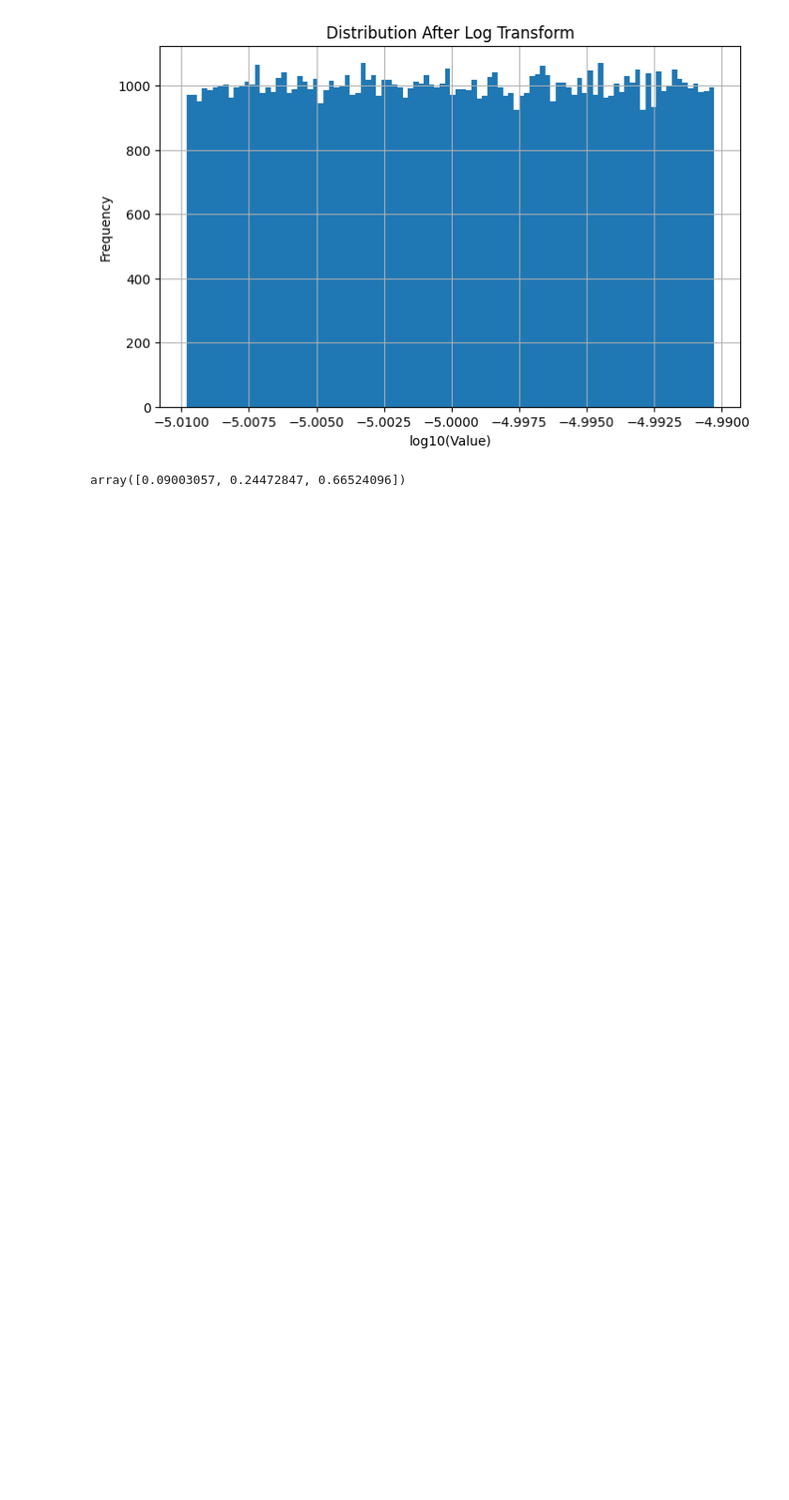
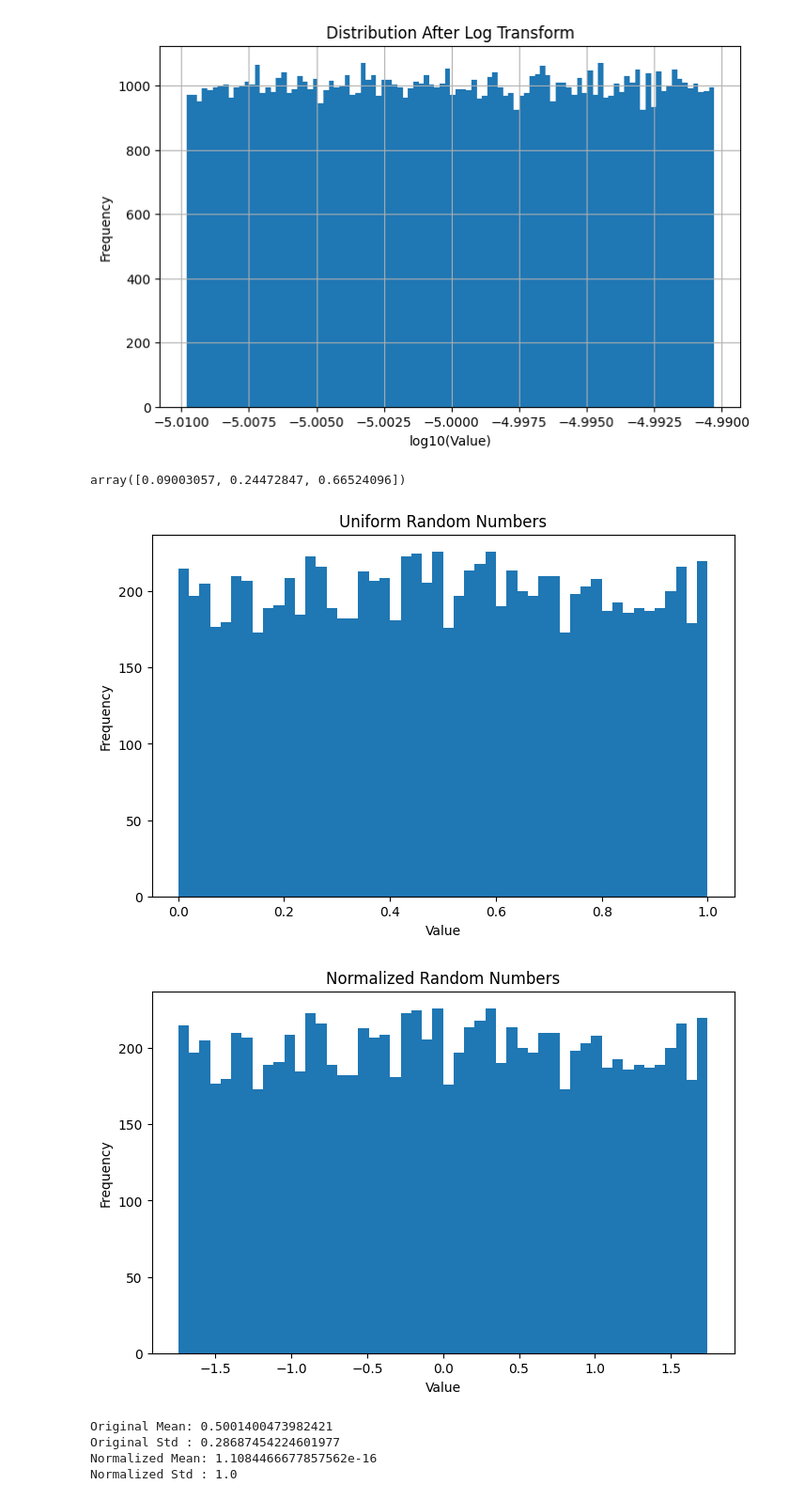
Before and after one commit to cloudxlab/june_2025_iitr, a Jupyter notebook: 45_may2.ipynb, the cells around one changed output. Shown at 94% size. Drawn from its saved outputs; the diff is of its cells as text; code cells hidden in the pictures; blank space fills up the shorter version.

```diff
--- a/45_may2.ipynb
+++ b/45_may2.ipynb
@@ -49,3 +49,46 @@ b = np.exp(a)
 b / sum(b)
 # %% [output]
 array([0.09003057, 0.24472847, 0.66524096])
+# %%
+import numpy as np
+import matplotlib.pyplot as plt
+
+# Number of samples
+n = 10000
+
+# Step 1: Generate uniform random numbers between 0 and 1
+x = np.random.uniform(low=0, high=1, size=n)
+
+# Step 2: Plot original distribution
+plt.figure(figsize=(8, 5))
+plt.hist(x, bins=50)
+plt.title("Uniform Random Numbers")
+plt.xlabel("Value")
+plt.ylabel("Frequency")
+plt.show()
+
+# Step 3: Normalize (Z-score normalization)
+# mean = 0, std = 1 after normalization
+x_normalized = (x - np.mean(x)) / np.std(x)
+
+# Step 4: Plot normalized distribution
+plt.figure(figsize=(8, 5))
+plt.hist(x_normalized, bins=50)
+plt.title("Normalized Random Numbers")
+plt.xlabel("Value")
+plt.ylabel("Frequency")
+plt.show()
+
+# Print statistics
+print("Original Mean:", np.mean(x))
+print("Original Std :", np.std(x))
+
+print("Normalized Mean:", np.mean(x_normalized))
+print("Normalized Std :", np.std(x_normalized))
+# %% [output]
+[figure, added]
+[figure, added]
+Original Mean: 0.5001400473982421
+Original Std : 0.28687454224601977
+Normalized Mean: 1.1084466677857562e-16
+Normalized Std : 1.0
```
Also changed, not shown: parts of 6 cells of this notebook, 2 other files.
